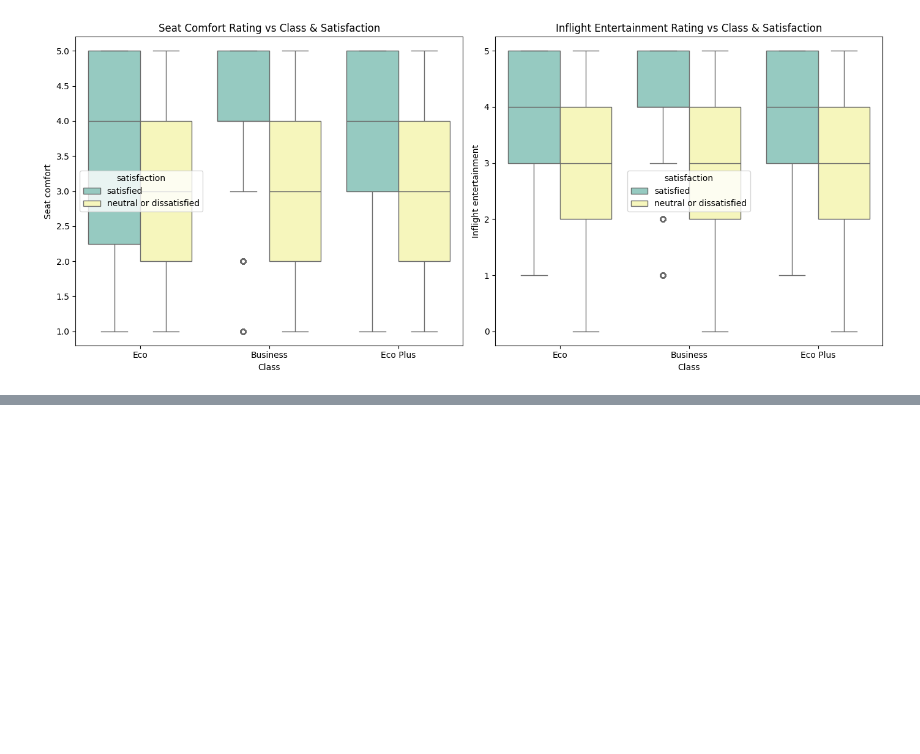
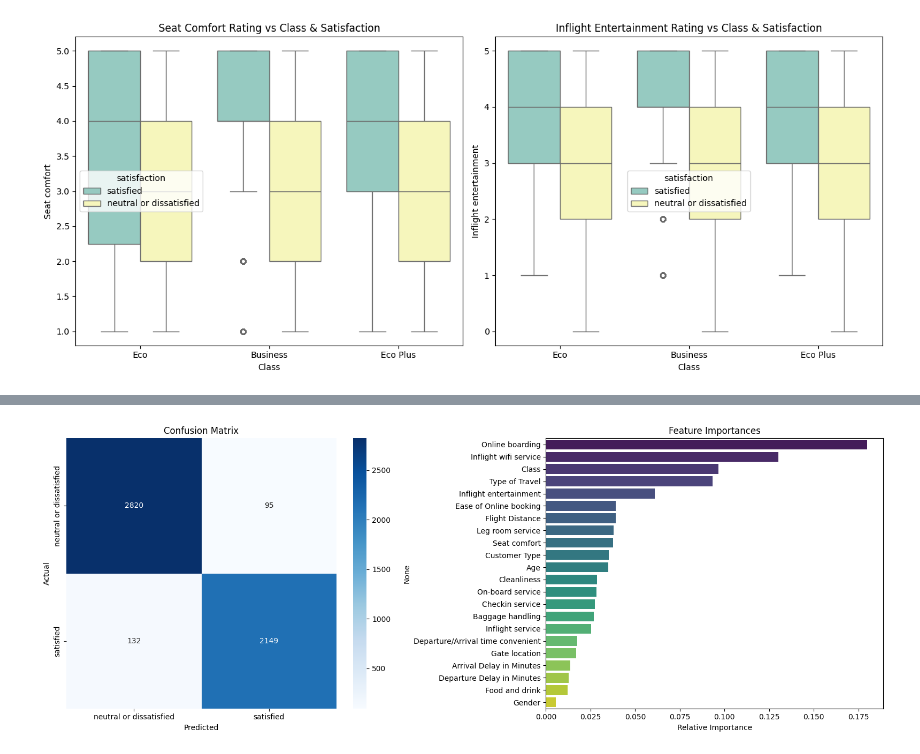
Before and after one commit to kxrrym03/Airline-Passenger-Satisfaction, a Jupyter notebook: Airline_Passenger_Satisfaction.ipynb, the cells around one changed output, grey strips where cells are left out. Drawn from its saved outputs; the diff is of its cells as text; code cells hidden in the pictures; blank space fills up the shorter version.

```diff
--- a/Airline_Passenger_Satisfaction.ipynb
+++ b/Airline_Passenger_Satisfaction.ipynb
@@ -246,0 +279,12 @@ plt.show()
+# %%
+# Train a Random Forest Classifier
+rf_model = RandomForestClassifier(n_estimators=100, random_state=42, n_jobs=-1)
+rf_model.fit(X_train, y_train)
+
+# Predict and evaluate
+y_pred = rf_model.predict(X_test)
+accuracy = accuracy_score(y_test, y_pred)
+
+print(f"Model Accuracy: {accuracy:.4f}\n")
+print("Classification Report:")
+print(classification_report(y_test, y_pred, target_names=label_encoders['satisfaction'].classes_))
@@ -246,0 +303,26 @@ plt.show()
+# %%
+# Plot Confusion Matrix and Feature Importances
+fig, axes = plt.subplots(1, 2, figsize=(16, 6))
+
+# Confusion Matrix
+cm = confusion_matrix(y_test, y_pred)
+sns.heatmap(cm, annot=True, fmt='d', cmap='Blues', ax=axes[0],
+            xticklabels=label_encoders['satisfaction'].classes_,
+            yticklabels=label_encoders['satisfaction'].classes_)
+axes[0].set_title('Confusion Matrix')
+axes[0].set_ylabel('Actual')
+axes[0].set_xlabel('Predicted')
+
+# Feature Importances
+importances = rf_model.feature_importances_
+indices = np.argsort(importances)[::-1]
+feature_names = X.columns
+
+sns.barplot(x=importances[indices], y=feature_names[indices], ax=axes[1], palette='viridis')
+axes[1].set_title('Feature Importances')
+axes[1].set_xlabel('Relative Importance')
+
+plt.tight_layout()
+plt.show()
+# %% [output]
+[figure, added]
```
Also changed, not shown: parts of 3 cells of this notebook.
